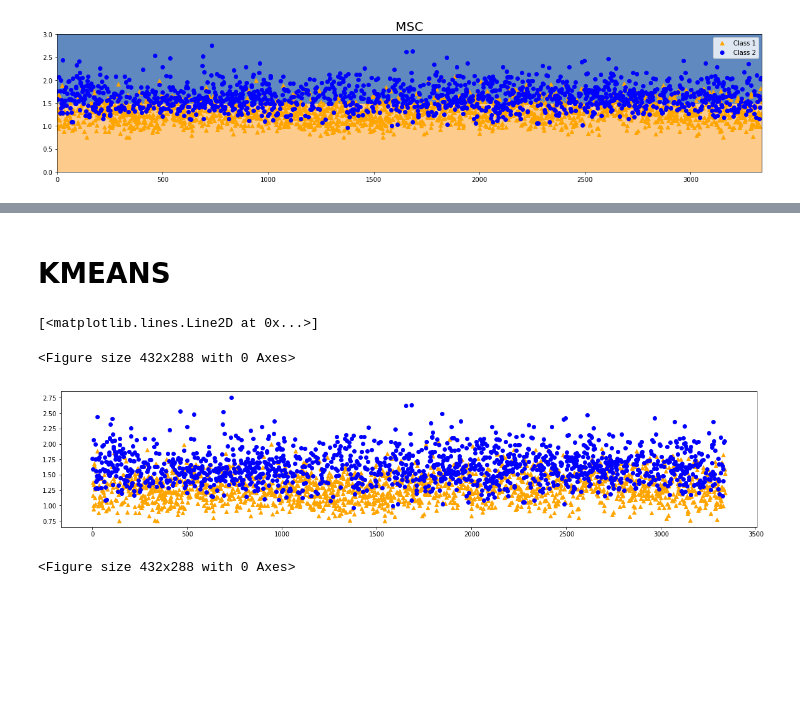
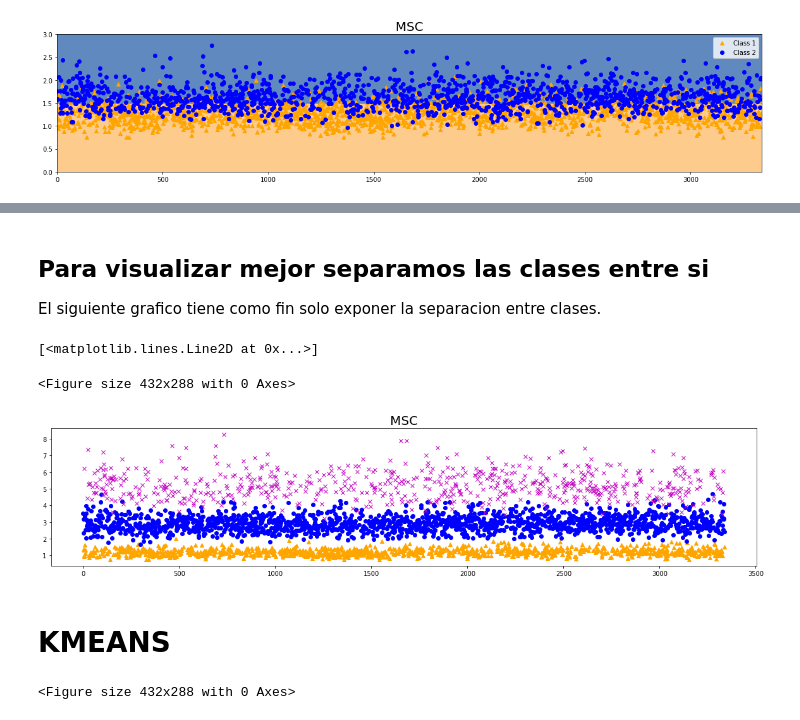
Before and after one commit to AlonsoDiCandia14/Teoria_Informacion, a Jupyter notebook: MP02/MP02.ipynb, the cells around one changed output, grey strips where cells are left out. Saved outputs shown, nothing was run; the diff lists cells and outputs as text; code cells hidden in the pictures; blank space fills up the shorter version.

```diff
--- a/MP02/MP02.ipynb
+++ b/MP02/MP02.ipynb
@@ -156,13 +178,18 @@ pl.legend()
+# %% [markdown]
+## Para visualizar mejor separamos las clases entre si
+El siguiente grafico tiene como fin solo exponer la separacion entre clases.
+# %%
+pl.clf()
+pl.figure(figsize =(20,4))
+pl.title("MSC",fontsize = 20)
+pl.plot(x_label[0][new_table['Tertiary_Class'] == 1],Y_result2[0][new_table['Tertiary_Class'] == 1],'^',color='orange',label='Class 1')
+pl.plot(x_label[1][new_table['Tertiary_Class'] == 2],Y_result2[1][new_table['Tertiary_Class'] == 2]*2,'bo',label='Class 2')
+pl.plot(x_label[1][new_table['Tertiary_Class'] == 3],Y_result2[2][new_table['Tertiary_Class'] == 3]*3,'mx',label='Class 3')
+# %% [output]
+[<matplotlib.lines.Line2D at 0x...>]
+<Figure size 432x288 with 0 Axes>
+[figure, added]
 # %% [markdown]
 # KMEANS
-# %%
-pl.clf()
-pl.figure(figsize = (20,4))
-pl.plot(x_label[0][new_table['Binary_Class'] == 1],Y_result1[0][new_table['Binary_Class'] == 1],'^',color='orange',label='ML')
-pl.plot(x_label[1][new_table['Binary_Class'] == 2],Y_result1[1][new_table['Binary_Class'] == 2],'bo',label='ML')
-# %% [output]
-[<matplotlib.lines.Line2D at 0x...>]
-<Figure size 432x288 with 0 Axes>
-[figure, removed]
 # %%
 from sklearn import cluster
```
Also changed, not shown: parts of 9 cells of this notebook.
